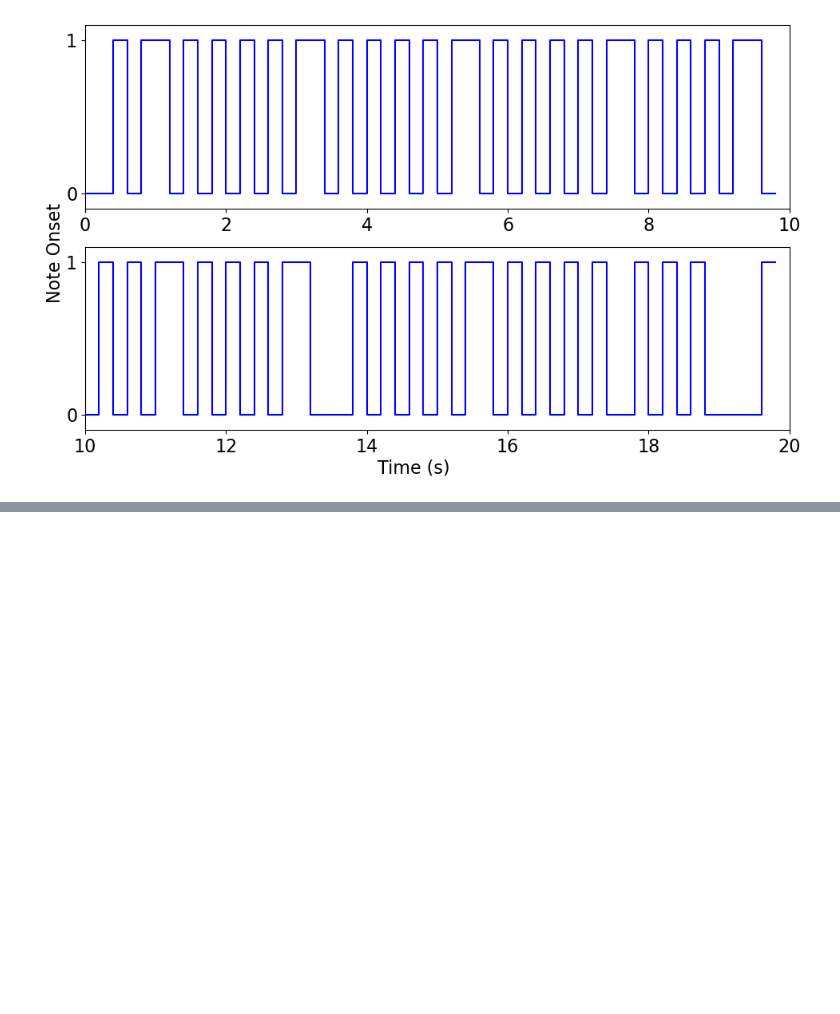
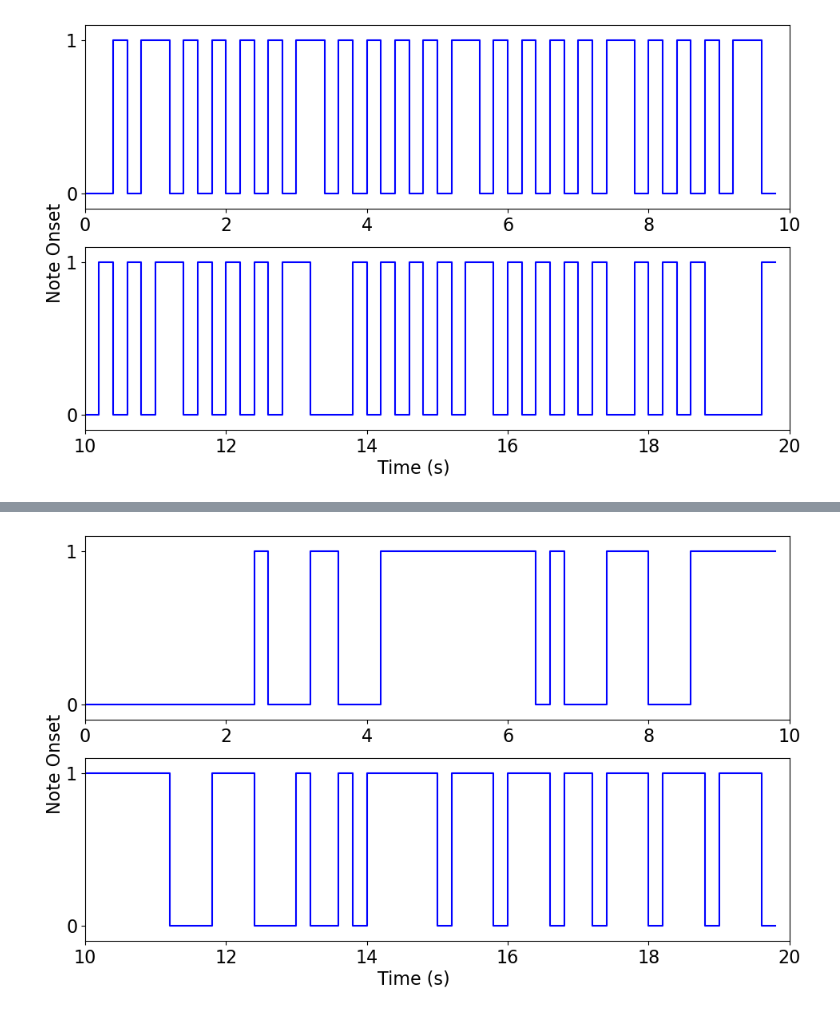
Before and after one commit to 44r0nqtp2t43vr/rehab_app, a Jupyter notebook: Jupyter Notebooks/NoteOnset.ipynb, the cells around one changed output, grey strips where cells are left out. Cells and saved outputs as stored; diff of their text form; code cells hidden in the pictures; blank space fills up the shorter version.

```diff
--- a/Jupyter Notebooks/NoteOnset.ipynb
+++ b/Jupyter Notebooks/NoteOnset.ipynb
@@ -270,3 +272,87 @@ Note onsets:
  68.44081633 68.82394558 69.18385488 69.52054422 69.88045351 70.60027211
  71.34331066]
 [figure]
+# %%
+# MACRONIX
+
+import librosa
+import numpy as np
+import os
+import matplotlib.pyplot as plt
+
+def getNoteOnsets(audio_path):
+    try:
+        print("Starting the note onset detection process...")
+
+        # Check if the audio file exists
+        print("Checking if the audio file exists...")
+        if not os.path.isfile(audio_path):
+            print(f"Error: The specified audio file path does not exist: {audio_path}")
+            return
+
+        # Load the audio file
+        print("Loading audio file...")
+        y, sr = librosa.load(audio_path, sr=None)
+        print("Audio file loaded successfully.")
+
+        # Detect note onsets
+        print("Detecting note onsets...")
+        onset_frames = librosa.onset.onset_detect(y=y, sr=sr)
+        onset_times = librosa.frames_to_time(onset_frames, sr=sr)
+        print("Note onsets detected successfully.")
+
+        # Print the onset times
+        print("Note onsets:")
+        print(onset_times)
+
+        # Create a time array with 200 ms intervals
+        interval = 0.2  # 200 ms in seconds
+        total_duration = librosa.get_duration(y=y, sr=sr)
+        time_bins = np.arange(0, min(total_duration, 20), interval)  # Limit to the first 20 seconds
+
+        # Initialize an array for onset events with zeros
+        onset_events = np.zeros(len(time_bins))
+
+        # Mark onset events in the array
+        onset_indices = np.searchsorted(time_bins, onset_times)
+        onset_events[onset_indices[onset_indices < len(onset_events)]] = 1
+
+        # Set up the plot with 2 subplots, each covering 10 seconds
+        fig, axs = plt.subplots(2, 1, figsize=(10, 6), sharey=True)
+
+        # Define font size for labels and ticks
+        label_font_size = 16
+        tick_font_size = 16
+
+        # Plot each 10-second segment
+        for i in range(2):
+            start_time = i * 10
+            end_time = start_time + 10
+            mask = (time_bins >= start_time) & (time_bins < end_time)
+
+            axs[i].plot(time_bins[mask], onset_events[mask], drawstyle='steps-pre', color='blue')
+            axs[i].set_xlim(start_time, end_time)
+            axs[i].set_ylim(-0.1, 1.1)
+            axs[i].set_yticks([0, 1])  # Only show 0 and 1 on the y-axis
+            axs[i].tick_params(axis='x', labelsize=tick_font_size)
+            axs[i].tick_params(axis='y', labelsize=tick_font_size)
+
+        # Set only one label for the x-axis and y-axis, with increased font size
+        fig.text(0.5, 0.04, "Time (s)", ha="center", fontsize=label_font_size)
+        fig.text(0.04, 0.5, "Note Onset", va="center", rotation="vertical", fontsize=label_font_size)
+
+        plt.tight_layout(rect=[0.05, 0.05, 1, 1])
+        plt.show()
+
+    except FileNotFoundError:
+        print("Error: The specified audio file path does not exist.")
+    except Exception as e:
+        print(f"An error occurred: {type(e).__name__}: {e}")
+
+# Define your audio_path
+filename = "entryofthegladiators"
+audio_path = f"D://Aaron Alcuitas/ACADEMICS/Masters/lab/{filename}.mp3"
+
+# Extract and print note onsets
+getNoteOnsets(audio_path)
+# %% [output]
@@ -272,0 +376 @@ Note onsets:
+[figure, added]
```
Also changed, not shown: parts of 2 cells of this notebook, 3 other files.
